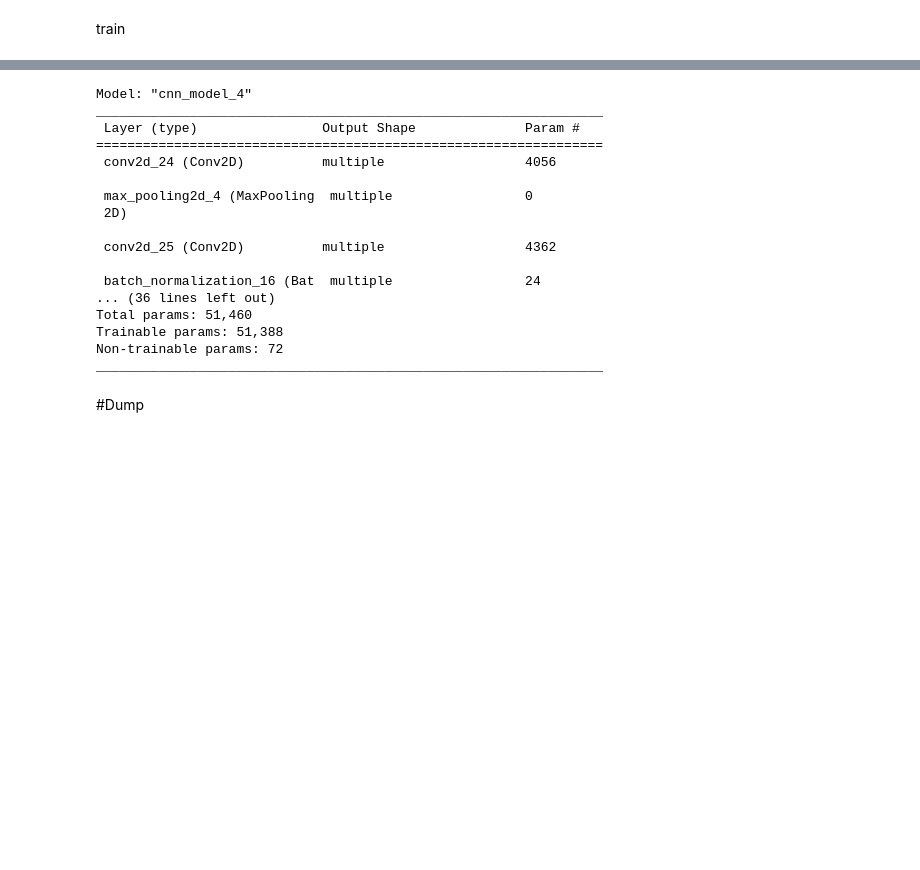
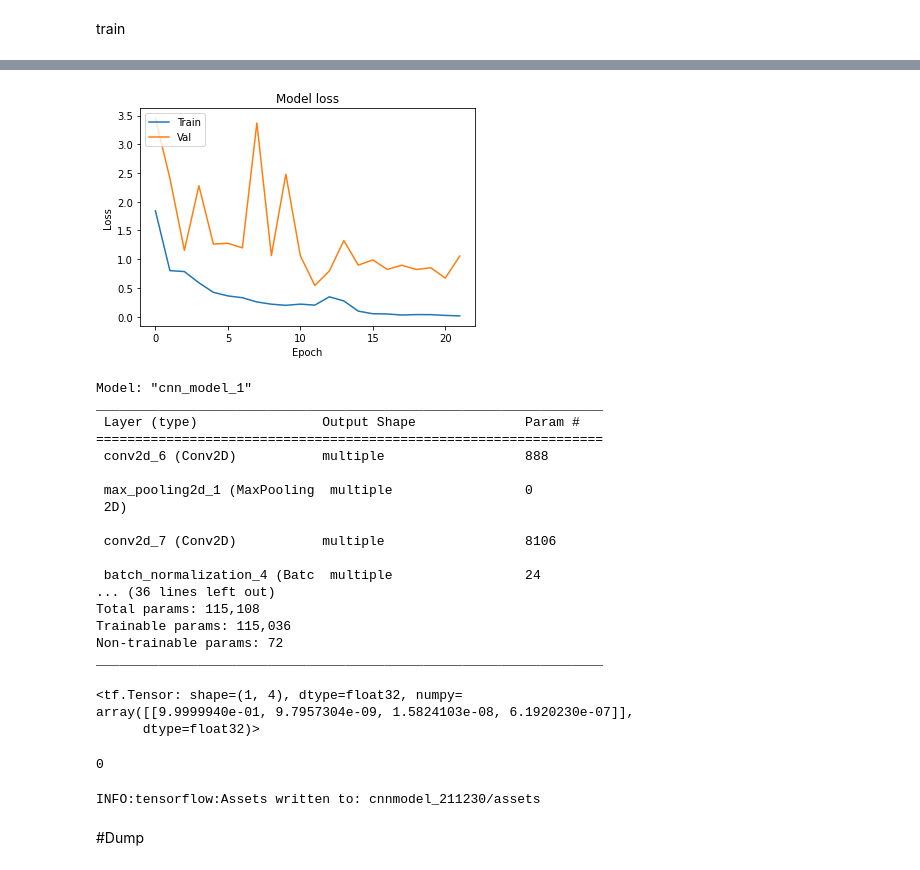
Before and after one commit to LSeongjin/DIGIGO, a Jupyter notebook: CNN_Model/model.ipynb, the cells around one changed output, grey strips where cells are left out. Saved outputs shown, nothing was run; the diff lists cells and outputs as text; code cells hidden in the pictures; blank space fills up the shorter version.

```diff
--- a/CNN_Model/model.ipynb
+++ b/CNN_Model/model.ipynb
@@ -260,25 +269,47 @@ test loss, test acc: [0.4682854115962982, 0.9047619104385376]
+# %%
+plt.plot(history.history['loss'])
+plt.plot(history.history['val_loss'])
+plt.title('Model loss')
+plt.xlabel('Epoch')
+plt.ylabel('Loss')
+plt.legend(['Train', 'Val'], loc='upper left')
+plt.show()
+# %% [output]
+[figure, added]
 # %%
-model.summary()
+model_fi.summary()
 # %% [output]
-Model: "cnn_model_4"
+Model: "cnn_model_1"
 _________________________________________________________________
  Layer (type)                Output Shape              Param #
 =================================================================
- conv2d_24 (Conv2D)          multiple                  4056
+ conv2d_6 (Conv2D)           multiple                  888
 
- max_pooling2d_4 (MaxPooling  multiple                 0
+ max_pooling2d_1 (MaxPooling  multiple                 0
  2D)
 
- conv2d_25 (Conv2D)          multiple                  4362
+ conv2d_7 (Conv2D)           multiple                  8106
 
- batch_normalization_16 (Bat  multiple                 24
+ batch_normalization_4 (Batc  multiple                 24
 ... (36 lines left out)
-Total params: 51,460
-Trainable params: 51,388
+Total params: 115,108
+Trainable params: 115,036
 Non-trainable params: 72
 _________________________________________________________________
+# %%
+model_fi(x_train[13].reshape(1, 256, 256, 3))
+# %% [output]
+<tf.Tensor: shape=(1, 4), dtype=float32, numpy=
+array([[9.9999940e-01, 9.7957304e-09, 1.5824103e-08, 6.1920230e-07]],
+      dtype=float32)>
+# %%
+y_train[13]
+# %% [output]
+0
 # %%
-model.save("CNNMODEL.h5")
+model.save("cnnmodel_211230")
+# %% [output]
+INFO:tensorflow:Assets written to: cnnmodel_211230/assets
 # %% [markdown]
 #Dump
 # %%
```
Also changed, not shown: parts of 11 cells of this notebook, 1 other file.
